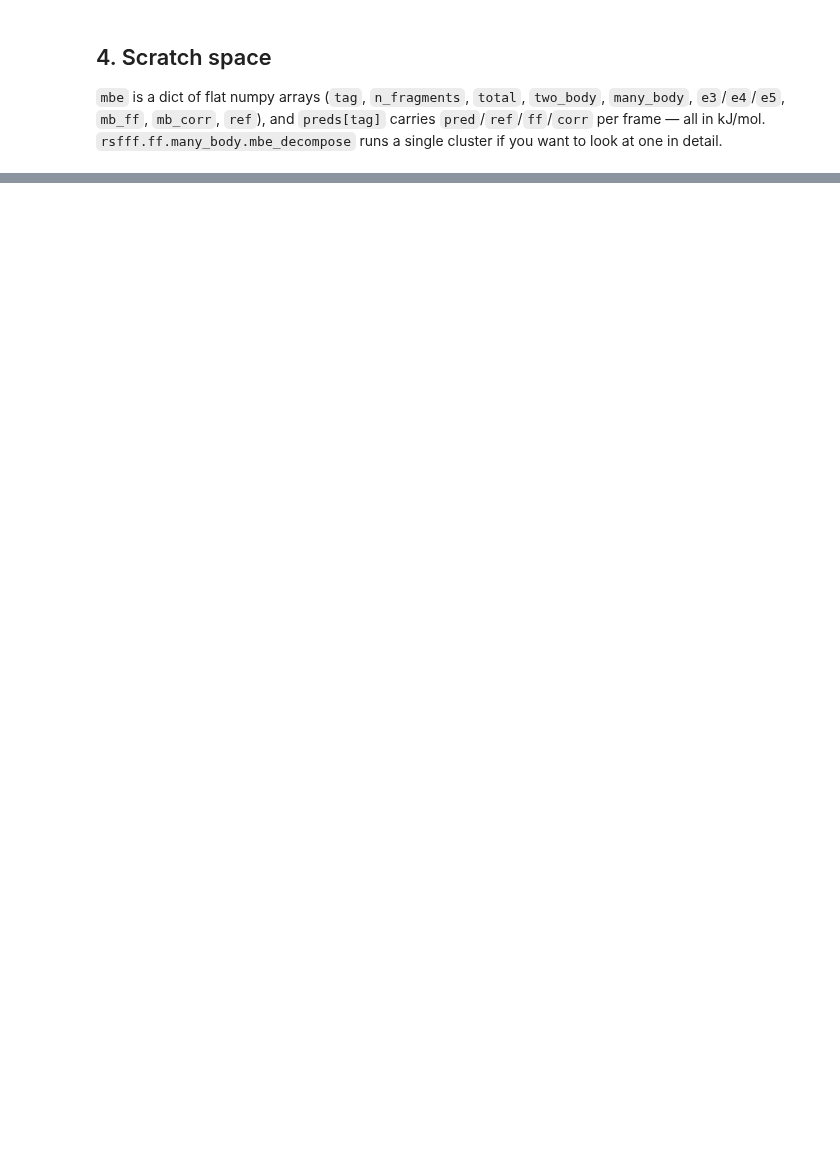
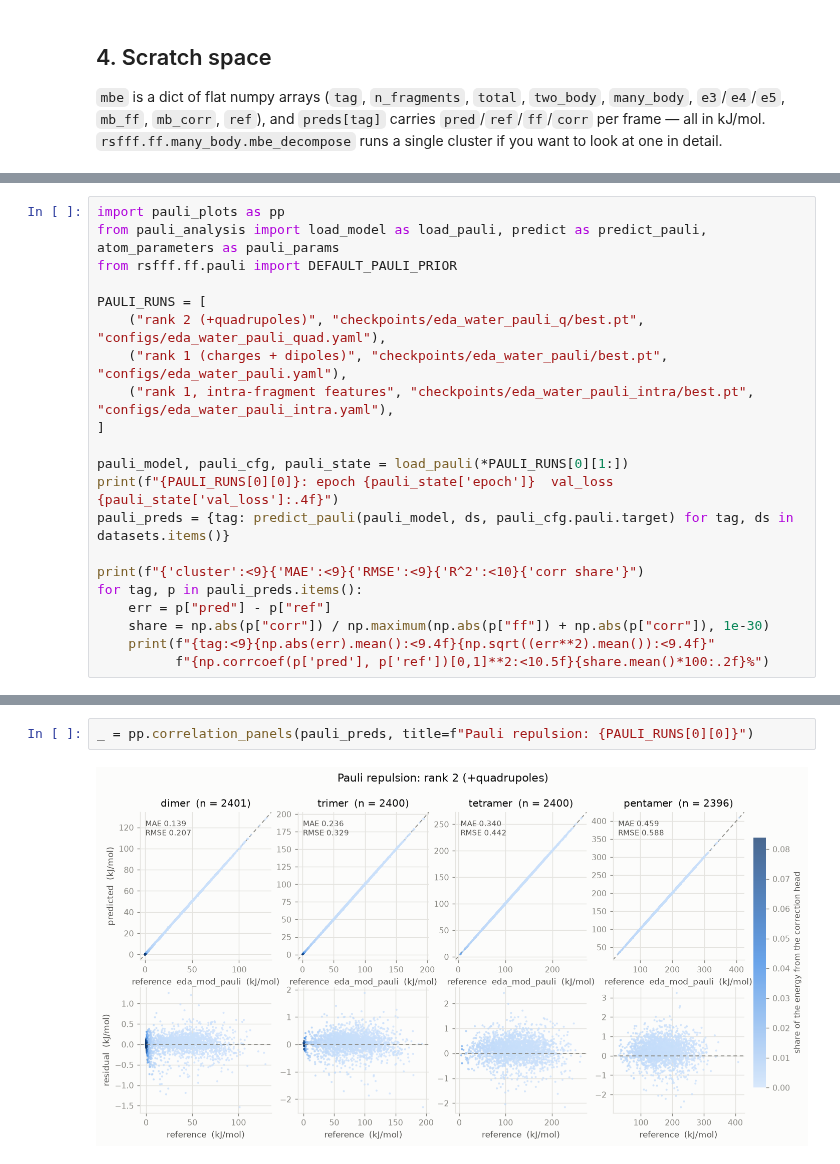
Before and after one commit to heindelj/rsfff, a Jupyter notebook: notebooks/eda_rsff_plotting.ipynb, the cells around one changed output, grey strips where cells are left out. Drawn from its saved outputs; the diff is of its cells as text; blank space fills up the shorter version.

Commit message:
First pass at Pauli contribution. Looking quite good.

```diff
--- a/notebooks/eda_rsff_plotting.ipynb
+++ b/notebooks/eda_rsff_plotting.ipynb
@@ -231,0 +322,21 @@ for k, v in res.by_order.items():
+# %%
+import pauli_plots as pp
+from pauli_analysis import load_model as load_pauli, predict as predict_pauli, atom_parameters as pauli_params
+from rsfff.ff.pauli import DEFAULT_PAULI_PRIOR
+
+PAULI_RUNS = [
+    ("rank 2 (+quadrupoles)", "checkpoints/eda_water_pauli_q/best.pt", "configs/eda_water_pauli_quad.yaml"),
+    ("rank 1 (charges + dipoles)", "checkpoints/eda_water_pauli/best.pt", "configs/eda_water_pauli.yaml"),
+    ("rank 1, intra-fragment features", "checkpoints/eda_water_pauli_intra/best.pt", "configs/eda_water_pauli_intra.yaml"),
+]
+
+pauli_model, pauli_cfg, pauli_state = load_pauli(*PAULI_RUNS[0][1:])
+print(f"{PAULI_RUNS[0][0]}: epoch {pauli_state['epoch']}  val_loss {pauli_state['val_loss']:.4f}")
+pauli_preds = {tag: predict_pauli(pauli_model, ds, pauli_cfg.pauli.target) for tag, ds in datasets.items()}
+
+print(f"{'cluster':<9}{'MAE':<9}{'RMSE':<9}{'R^2':<10}{'corr share'}")
+for tag, p in pauli_preds.items():
+    err = p["pred"] - p["ref"]
+    share = np.abs(p["corr"]) / np.maximum(np.abs(p["ff"]) + np.abs(p["corr"]), 1e-30)
+    print(f"{tag:<9}{np.abs(err).mean():<9.4f}{np.sqrt((err**2).mean()):<9.4f}"
+          f"{np.corrcoef(p['pred'], p['ref'])[0,1]**2:<10.5f}{share.mean()*100:.2f}%")
@@ -231,0 +357,4 @@ for k, v in res.by_order.items():
+# %%
+_ = pp.correlation_panels(pauli_preds, title=f"Pauli repulsion: {PAULI_RUNS[0][0]}")
+# %% [output]
+[figure, added]
```
Also changed, not shown: parts of 26 cells of this notebook, 25 other files.
